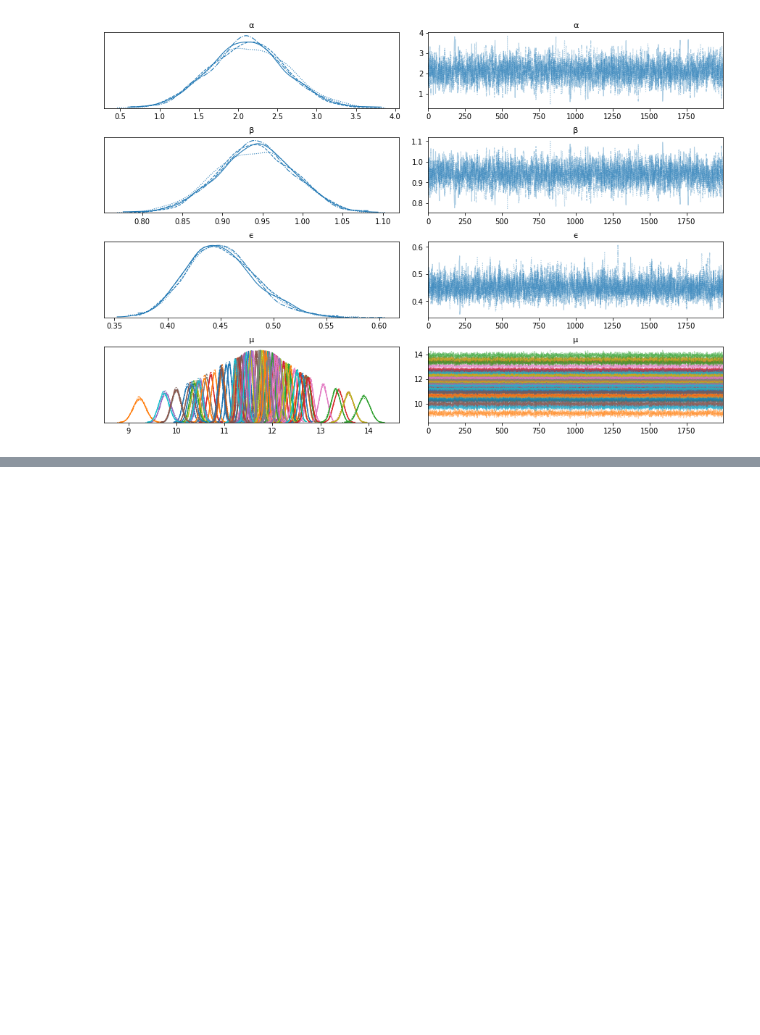
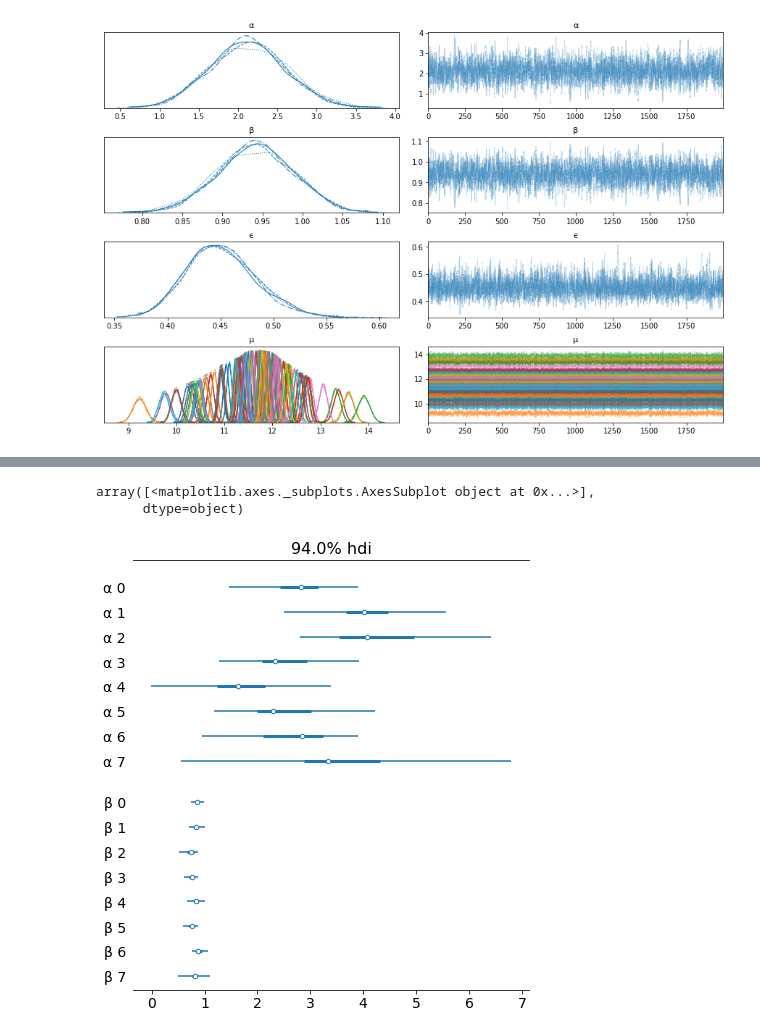
Before and after one commit to danhphan/bayesian-inferences, a Jupyter notebook: 21_bap_linear_regression.ipynb, the cells around one changed output, grey strips where cells are left out. Cells and saved outputs as stored; diff of their text form; code cells hidden in the pictures; blank space fills up the shorter version.

```diff
--- a/21_bap_linear_regression.ipynb
+++ b/21_bap_linear_regression.ipynb
@@ -112,0 +177,23 @@ array([[<matplotlib.axes._subplots.AxesSubplot object at 0x...>,
+# %%
+# Hierarchical model
+with pm.Model() as hierarchical_model:
+    # Hyper-priors
+    α_μ_tmp = pm.Normal('α_μ_tmp', mu=0, sd=10)
+    α_σ_tmp = pm.HalfNormal('α_σ_tmp', sd=10)
+    β_μ = pm.Normal('β_μ', mu=0, sd=10)
+    β_σ = pm.HalfNormal('β_σ', sd=10)
+
+    # Priors
+    α_tmp = pm.Normal('α_tmp', mu=α_μ_tmp, sd=α_σ_tmp, shape=M)
+    β = pm.Normal('β', mu=β_μ, sd=β_σ, shape=M)
+    ϵ = pm.HalfCauchy('ϵ', 5)
+    ν = pm.Exponential('ν', 1/30)
+
+    μ = pm.Deterministic('μ',α_tmp[idx] + β[idx] * x_centered)
+    y_pred = pm.StudentT('y_pred', mu=μ, sd=ϵ, nu=ν, observed=y_m)
+
+    α = pm.Deterministic('α', α_tmp - β * x_m.mean())
+    α_μ = pm.Deterministic('α_μ', α_μ_tmp - β_μ * x_m.mean())
+    α_σ = pm.Deterministic('α_σ', α_σ_tmp - β_μ * x_m.mean())
+
+    trace_hm = pm.sample(2000)
@@ -112,0 +214,6 @@ array([[<matplotlib.axes._subplots.AxesSubplot object at 0x...>,
+# %%
+az.plot_forest(trace_hm, var_names=['α', 'β'], combined=True)
+# %% [output]
+array([<matplotlib.axes._subplots.AxesSubplot object at 0x...>],
+      dtype=object)
+[figure, added]
```
Also changed, not shown: parts of 7 cells of this notebook.
